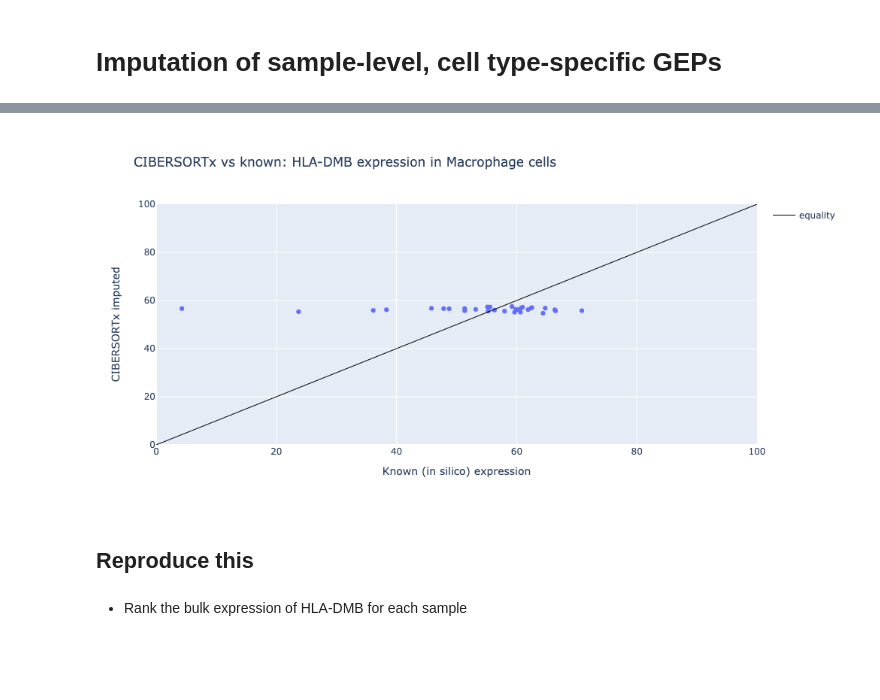
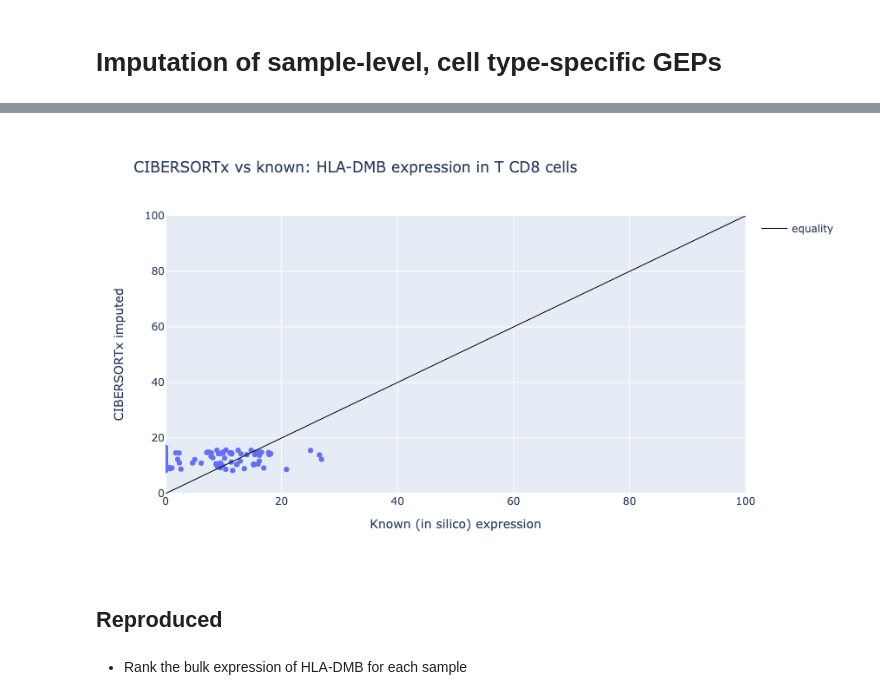
Before and after one commit to davidliu-lab/deconv, a Jupyter notebook: 5e - analyze individual genes.ipynb, the cells around one changed output, grey strips where cells are left out. Cells and saved outputs as stored; diff of their text form; code cells hidden in the pictures; blank space fills up the shorter version.

```diff
--- a/5e - analyze individual genes.ipynb
+++ b/5e - analyze individual genes.ipynb
@@ -114,7 +114,7 @@ px.histogram(
 ## load in silico data
 # %%
 # PARAM
-results_dir = "./5d_results_noise_0.1"
+results_dir = "./5d_results_noise_0.01/"
 # %%
 !ls $results_dir
 # %% [output]
@@ -536,0 +551,11 @@ all_inferred_geps.loc[pd.IndexSlice[:, gene_csx], :]
+# %%
+cells = ["B", "T CD8", "Endothelial", "Macrophage"]
+gene = "HLA-DMB"
+gene_csx = "HLA.DMB"
+cell_type = "T CD8"
+
+both = pd.concat([
+    all_inferred_geps.rename(index={gene_csx: gene}).loc[pd.IndexSlice[:, gene], cells].stack(),
+    sample_cell_type_geps.loc[pd.IndexSlice[:, gene], cells].stack()],
+    axis=1
+).rename(columns={0: "CIBERSORTx", 1: "in silico known"})
@@ -537,22 +579,20 @@ all_inferred_geps.loc[pd.IndexSlice[:, gene_csx], :]
 # %%
-cell_type = "Macrophage"
-
 fig = px.scatter(
     x=sample_cell_type_geps.loc[pd.IndexSlice[:, gene], :][cell_type],
     y=all_inferred_geps.loc[pd.IndexSlice[:, gene_csx], :][cell_type],
     title=f"CIBERSORTx vs known: {gene} expression in {cell_type} cells",
 )
 fig.add_trace(go.Scatter(x=[0, 100], y=[0, 100], mode='lines', line=dict(color='black', width=1), name='equality'))
 fig.update_layout(
     xaxis_title="Known (in silico) expression",
     yaxis_title="CIBERSORTx imputed",
 )
 fig.update_yaxes(range=(0, 100))
 fig.update_xaxes(range=(0, 100))
 # %% [output]
-[figure, old version]
+[figure, new version]
 # %% [markdown]
-## Reproduce this
+## Reproduced
 # %% [markdown]
 * Rank the bulk expression of HLA-DMB for each sample
 # %%
```
Also changed, not shown: parts of 38 cells of this notebook.
